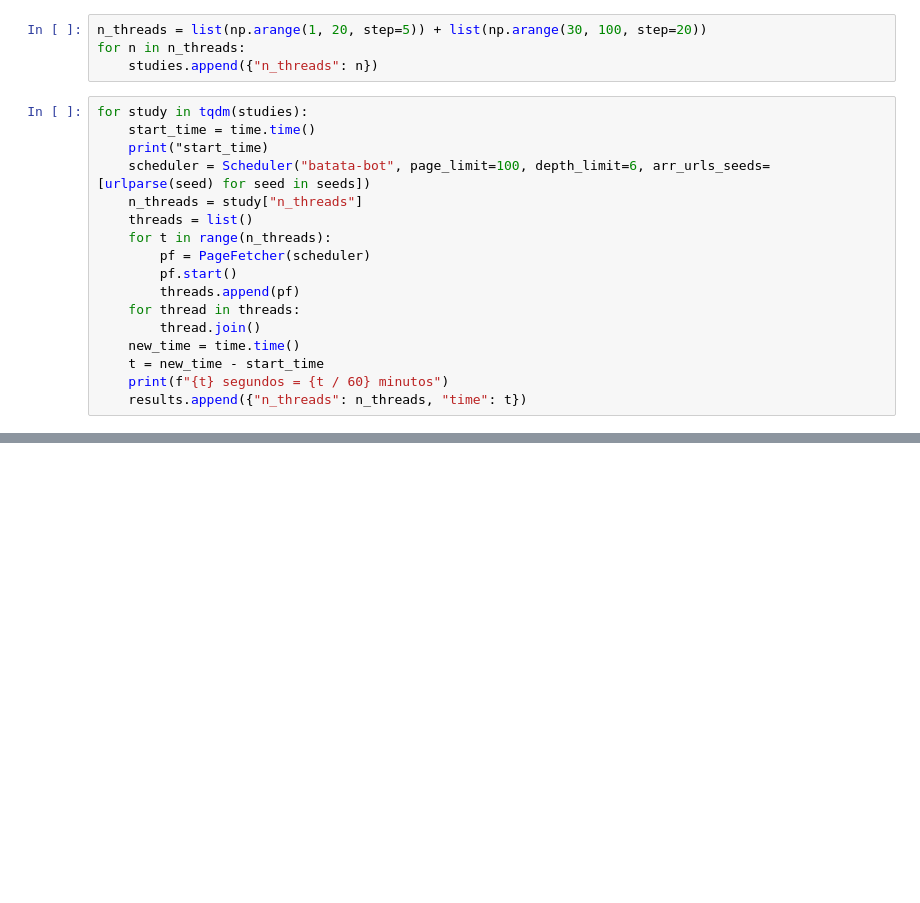
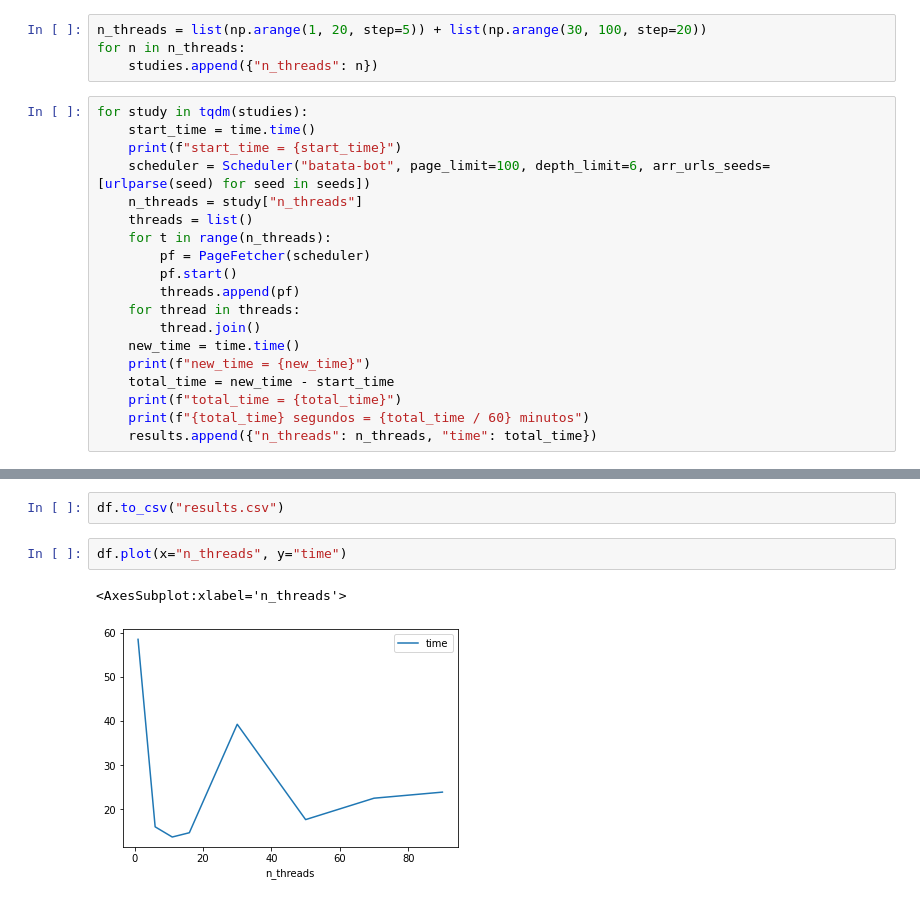
Before and after one commit to IguanaAzul/cefet-recuperacao-informacao-crawler, a Jupyter notebook: relatório.ipynb, the cells around one changed output, grey strips where cells are left out. Cells and saved outputs as stored; diff of their text form; blank space fills up the shorter version.

```diff
--- a/relatório.ipynb
+++ b/relatório.ipynb
@@ -21,7 +21,7 @@ for n in n_threads:
 # %%
 for study in tqdm(studies):
     start_time = time.time()
-    print("start_time)
+    print(f"start_time = {start_time}")
     scheduler = Scheduler("batata-bot", page_limit=100, depth_limit=6, arr_urls_seeds=[urlparse(seed) for seed in seeds])
     n_threads = study["n_threads"]
     threads = list()
@@ -32,7 +32,9 @@ for study in tqdm(studies):
     for thread in threads:
         thread.join()
     new_time = time.time()
-    t = new_time - start_time
-    print(f"{t} segundos = {t / 60} minutos")
-    results.append({"n_threads": n_threads, "time": t})
+    print(f"new_time = {new_time}")
+    total_time = new_time - start_time
+    print(f"total_time = {total_time}")
+    print(f"{total_time} segundos = {total_time / 60} minutos")
+    results.append({"n_threads": n_threads, "time": total_time})
 # %% [output]
@@ -136,0 +191,7 @@ df.to_parquet("results.parquet")
+# %%
+df.to_csv("results.csv")
+# %%
+df.plot(x="n_threads", y="time")
+# %% [output]
+<AxesSubplot:xlabel='n_threads'>
+[figure, added]
```
Also changed, not shown: parts of 4 cells of this notebook, 1 other file.
